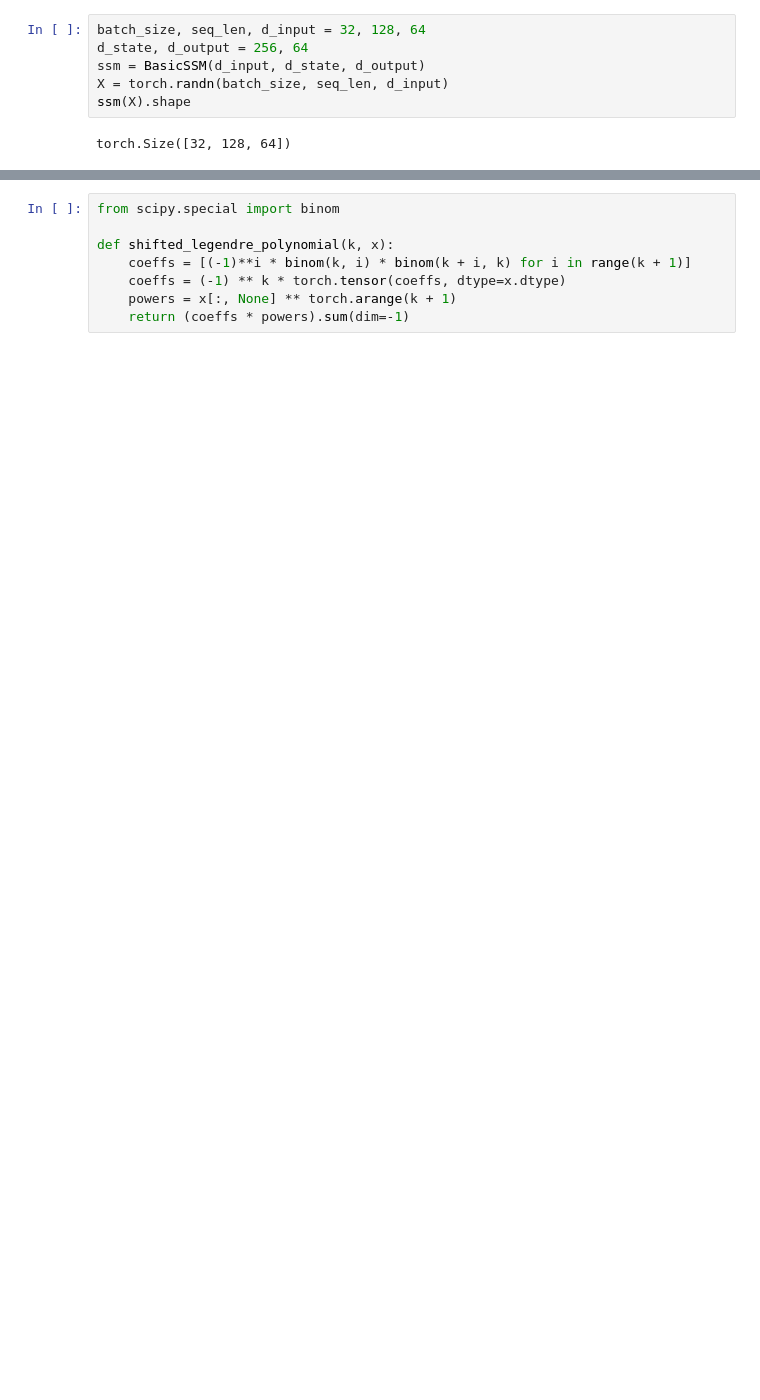
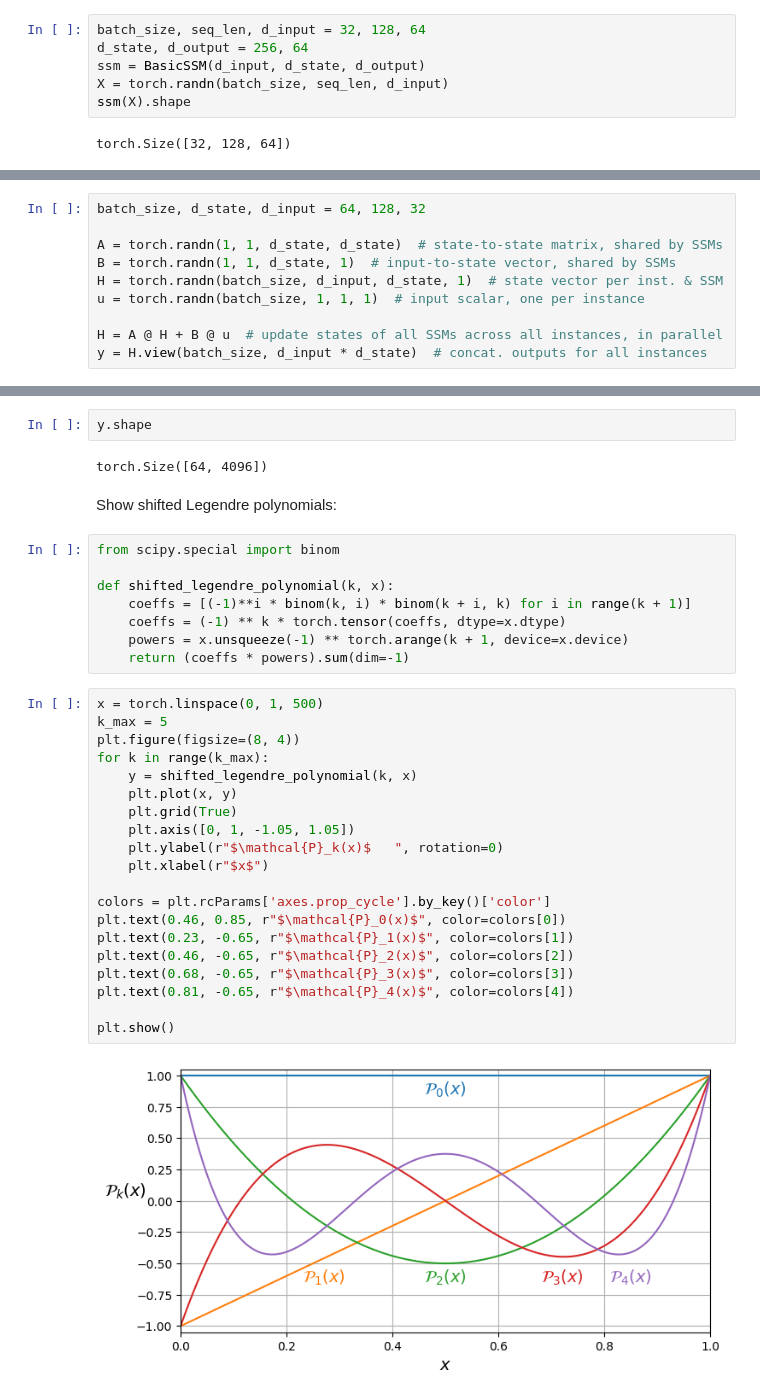
Before and after one commit to niuers/handson-mlp, a Jupyter notebook: Appendix_E_state_space_models.ipynb, the cells around one changed output, grey strips where cells are left out. Drawn from its saved outputs; the diff is of its cells as text; blank space fills up the shorter version.

```diff
--- a/Appendix_E_state_space_models.ipynb
+++ b/Appendix_E_state_space_models.ipynb
@@ -99,0 +148,10 @@ torch.Size([32, 128, 64])
+# %%
+batch_size, d_state, d_input = 64, 128, 32
+
+A = torch.randn(1, 1, d_state, d_state)  # state-to-state matrix, shared by SSMs
+B = torch.randn(1, 1, d_state, 1)  # input-to-state vector, shared by SSMs
+H = torch.randn(batch_size, d_input, d_state, 1)  # state vector per inst. & SSM
+u = torch.randn(batch_size, 1, 1, 1)  # input scalar, one per instance
+
+H = A @ H + B @ u  # update states of all SSMs across all instances, in parallel
+y = H.view(batch_size, d_input * d_state)  # concat. outputs for all instances
@@ -100,9 +162,37 @@ torch.Size([32, 128, 64])
+# %%
+y.shape
+# %% [output]
+torch.Size([64, 4096])
+# %% [markdown]
+Show shifted Legendre polynomials:
 # %%
 from scipy.special import binom
 
 def shifted_legendre_polynomial(k, x):
     coeffs = [(-1)**i * binom(k, i) * binom(k + i, k) for i in range(k + 1)]
     coeffs = (-1) ** k * torch.tensor(coeffs, dtype=x.dtype)
-    powers = x[:, None] ** torch.arange(k + 1)
+    powers = x.unsqueeze(-1) ** torch.arange(k + 1, device=x.device)
     return (coeffs * powers).sum(dim=-1)
+# %%
+x = torch.linspace(0, 1, 500)
+k_max = 5
+plt.figure(figsize=(8, 4))
+for k in range(k_max):
+    y = shifted_legendre_polynomial(k, x)
+    plt.plot(x, y)
+    plt.grid(True)
+    plt.axis([0, 1, -1.05, 1.05])
+    plt.ylabel(r"$\mathcal{P}_k(x)$   ", rotation=0)
+    plt.xlabel(r"$x$")
+
+colors = plt.rcParams['axes.prop_cycle'].by_key()['color']
+plt.text(0.46, 0.85, r"$\mathcal{P}_0(x)$", color=colors[0])
+plt.text(0.23, -0.65, r"$\mathcal{P}_1(x)$", color=colors[1])
+plt.text(0.46, -0.65, r"$\mathcal{P}_2(x)$", color=colors[2])
+plt.text(0.68, -0.65, r"$\mathcal{P}_3(x)$", color=colors[3])
+plt.text(0.81, -0.65, r"$\mathcal{P}_4(x)$", color=colors[4])
+
+plt.show()
+# %% [output]
+[figure, added]
 # %%
```
Also changed, not shown: parts of 51 cells of this notebook.
